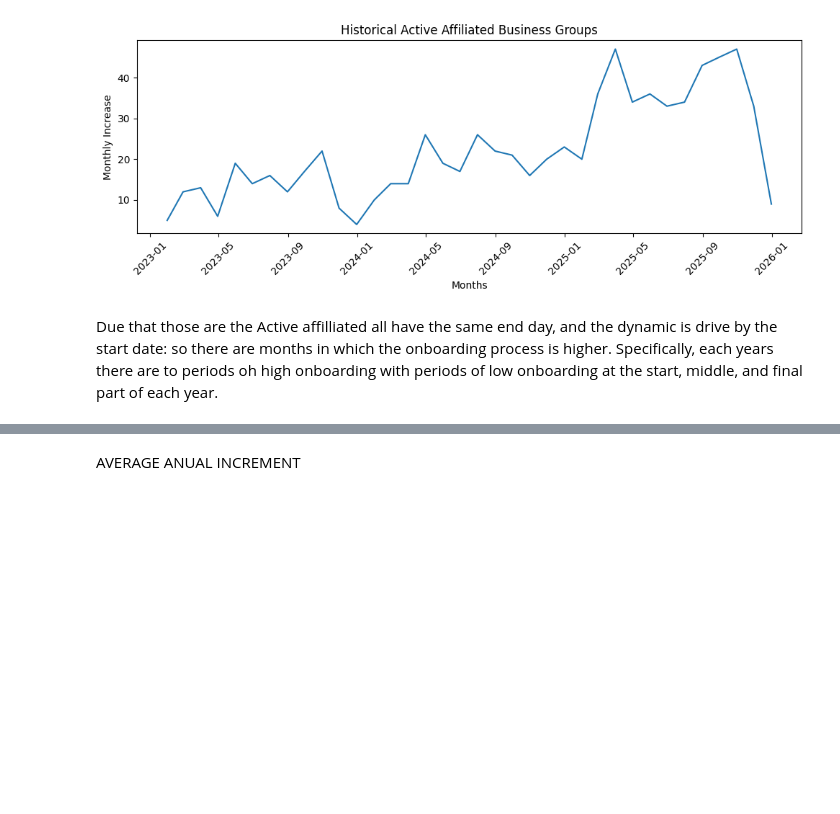
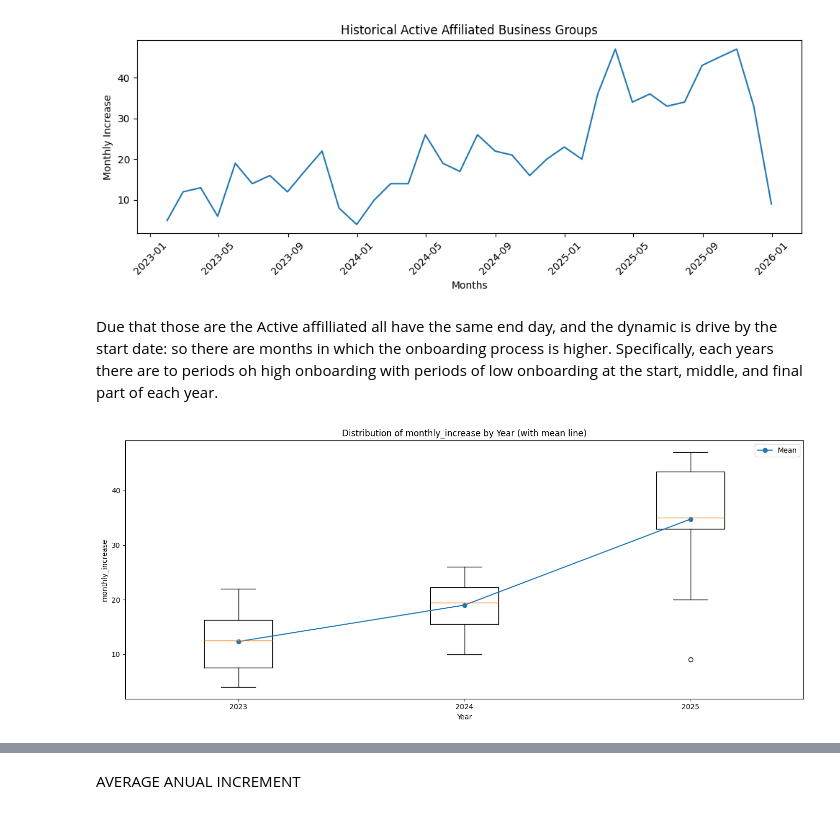
Before and after one commit to LinaMRuizG/Data-Analyst-Automation-Specialist-Test-Trial, a Jupyter notebook: solution.ipynb, the cells around one changed output, grey strips where cells are left out. Saved outputs shown, nothing was run; the diff lists cells and outputs as text; code cells hidden in the pictures; blank space fills up the shorter version.

```diff
--- a/solution.ipynb
+++ b/solution.ipynb
@@ -1189,3 +1283,18 @@ plt.show()
 [figure]
 # %% [markdown]
 Due that those are the Active affilliated all have the same end day, and the dynamic is drive by the start date: so there are months in which the onboarding process is higher. Specifically, each years there are to periods oh high onboarding with periods of low onboarding at the start, middle, and final part of each year.
+# %%
+boxplot_by_year_with_mean_line(
+    temporal_series_last_3_y,
+    date_col=None,              # or None if df index is datetime
+    value_col="monthly_increase",
+    start_year=None,
+    end_year=None,
+    figsize=(14, 6),
+    showfliers=True,
+    title=None,
+    xlabel="Year",
+    ylabel=None,
+)
+# %% [output]
+[figure, added]
```
Also changed, not shown: parts of 10 cells of this notebook.
